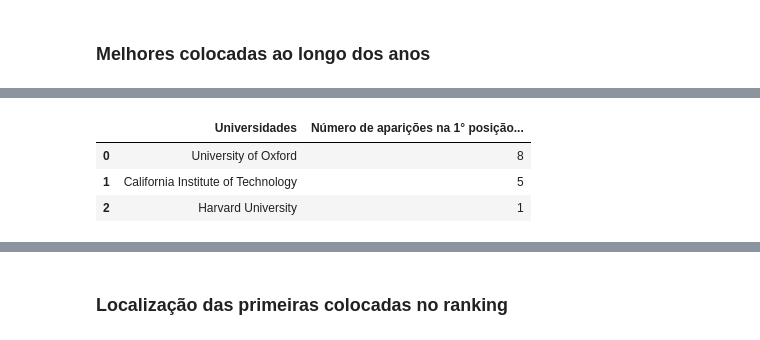
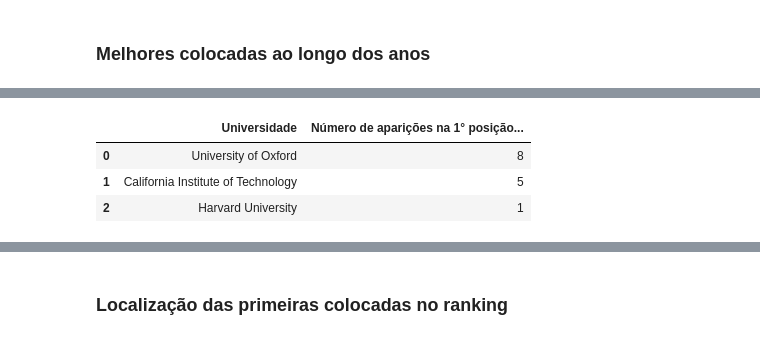
Before and after one commit to RodolfoPCruz/education_analysis, a Jupyter notebook: Times Higher Education/Times Higher Education.ipynb, the cells around one changed output, grey strips where cells are left out. Cells and saved outputs as stored; diff of their text form; code cells hidden in the pictures.

```diff
--- a/Times Higher Education/Times Higher Education.ipynb
+++ b/Times Higher Education/Times Higher Education.ipynb
@@ -297,11 +297,11 @@ top_universidades
 # %%
 top_1=top_universidades['1°'].value_counts() #top_1 é um dataframe com a contagem do número de vezes que cada universidade oucupou a primeira posição do ranking
 top_1=pd.DataFrame(top_1)
 top_1.reset_index(inplace=True)
-top_1.rename(columns={'1°':'Universidades','count':'Número de aparições na 1° posição do ranking entre 2011 e 2024'},inplace=True)
+top_1.rename(columns={'1°':'Universidade','count':'Número de aparições na 1° posição dos rankings entre 2011 e 2024'},inplace=True)
 top_1
 # %% [output]
-|  | Universidades | Número de aparições na 1° posição... |
+|  | Universidade | Número de aparições na 1° posição... |
 | 0 | University of Oxford | 8 |
 | 1 | California Institute of Technology | 5 |
 | 2 | Harvard University | 1 |
```
Also changed, not shown: parts of 4 cells of this notebook, 6 other files.
